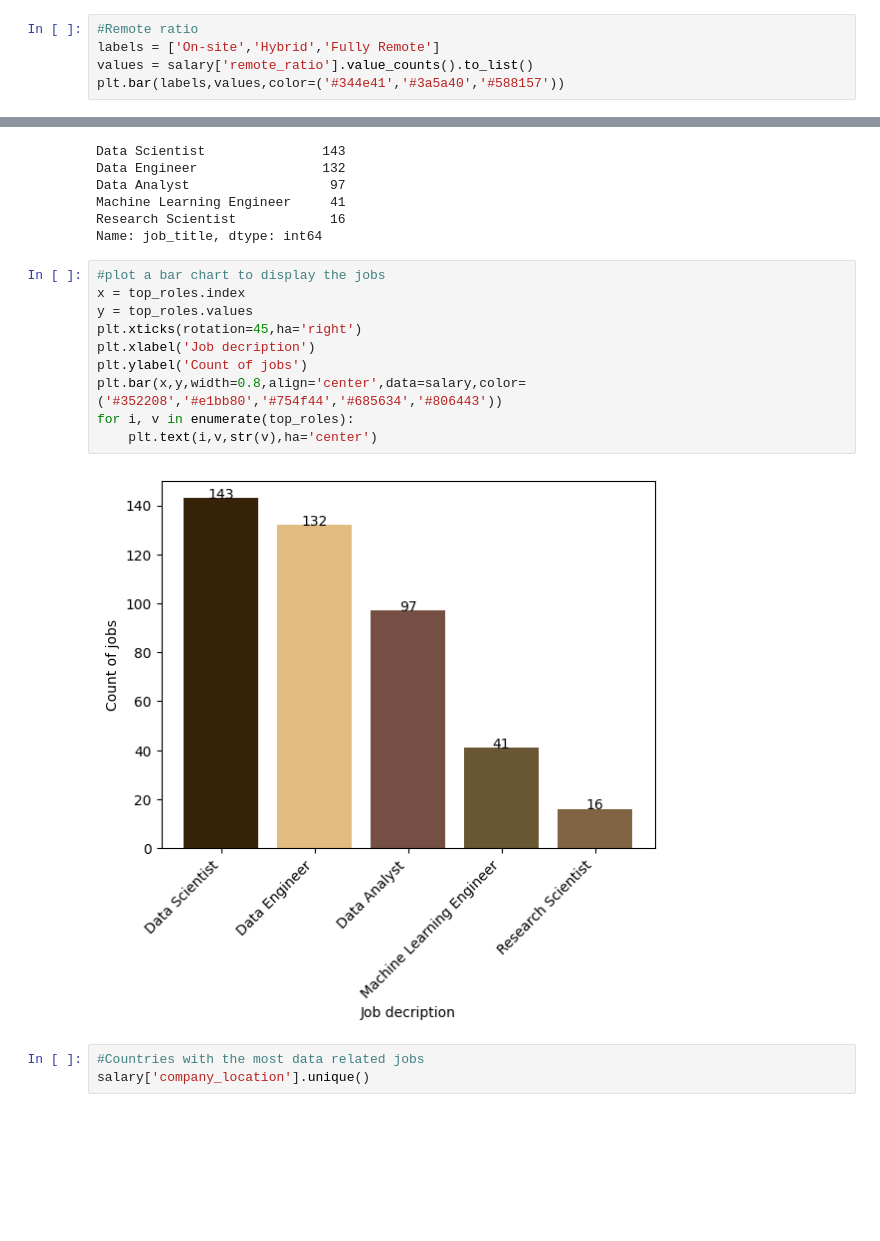
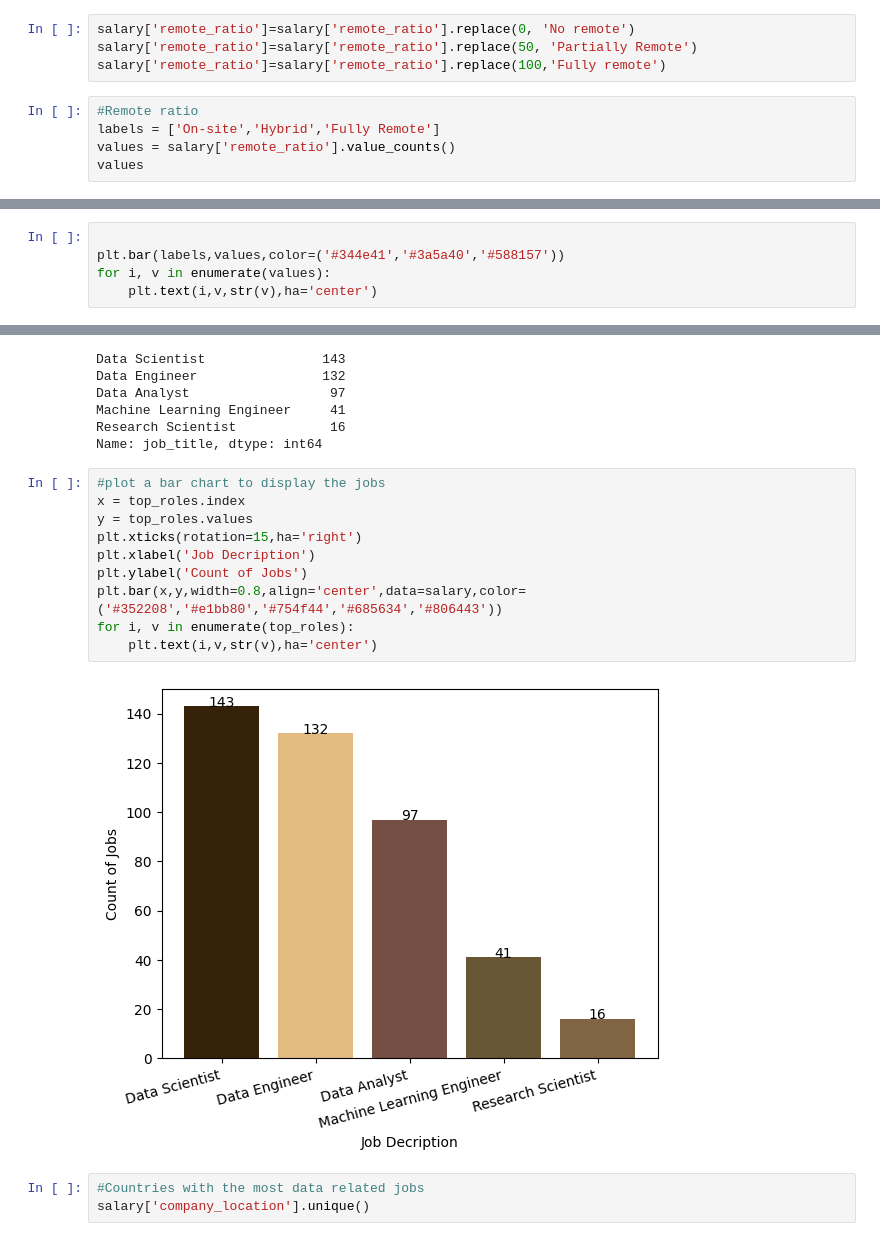
Before and after one commit to Ernestcollins15/Data-related-jobs, a Jupyter notebook: ds_salary.ipynb, the cells around one changed output, grey strips where cells are left out. Drawn from its saved outputs; the diff is of its cells as text; blank space fills up the shorter version.

Commit message:
salary adjustments

```diff
--- a/ds_salary.ipynb
+++ b/ds_salary.ipynb
@@ -58,9 +58,13 @@ salary.corr()
 | work_year | 1.000000 | 0.170493 | 0.076314 |
 | salary_in_usd | 0.170493 | 1.000000 | 0.132122 |
 | remote_ratio | 0.076314 | 0.132122 | 1.000000 |
+# %%
+salary['remote_ratio']=salary['remote_ratio'].replace(0, 'No remote')
+salary['remote_ratio']=salary['remote_ratio'].replace(50, 'Partially Remote')
+salary['remote_ratio']=salary['remote_ratio'].replace(100,'Fully remote')
 # %%
 #Remote ratio
 labels = ['On-site','Hybrid','Fully Remote']
-values = salary['remote_ratio'].value_counts().to_list()
-plt.bar(labels,values,color=('#344e41','#3a5a40','#588157'))
+values = salary['remote_ratio'].value_counts()
+values
 # %% [output]
@@ -68,0 +75,5 @@ plt.bar(labels,values,color=('#344e41','#3a5a40','#588157'))
+# %%
+
+plt.bar(labels,values,color=('#344e41','#3a5a40','#588157'))
+for i, v in enumerate(values):
+    plt.text(i,v,str(v),ha='center')
@@ -142,15 +150,15 @@ Name: job_title, dtype: int64
 # %%
 #plot a bar chart to display the jobs
 x = top_roles.index
 y = top_roles.values
-plt.xticks(rotation=45,ha='right')
-plt.xlabel('Job decription')
-plt.ylabel('Count of jobs')
+plt.xticks(rotation=15,ha='right')
+plt.xlabel('Job Decription')
+plt.ylabel('Count of Jobs')
 plt.bar(x,y,width=0.8,align='center',data=salary,color=('#352208','#e1bb80','#754f44','#685634','#806443'))
 for i, v in enumerate(top_roles):
     plt.text(i,v,str(v),ha='center')
 # %% [output]
-[figure, old version]
+[figure, new version]
 # %%
 #Countries with the most data related jobs
 salary['company_location'].unique()
```
Also changed, not shown: parts of 18 cells of this notebook.
